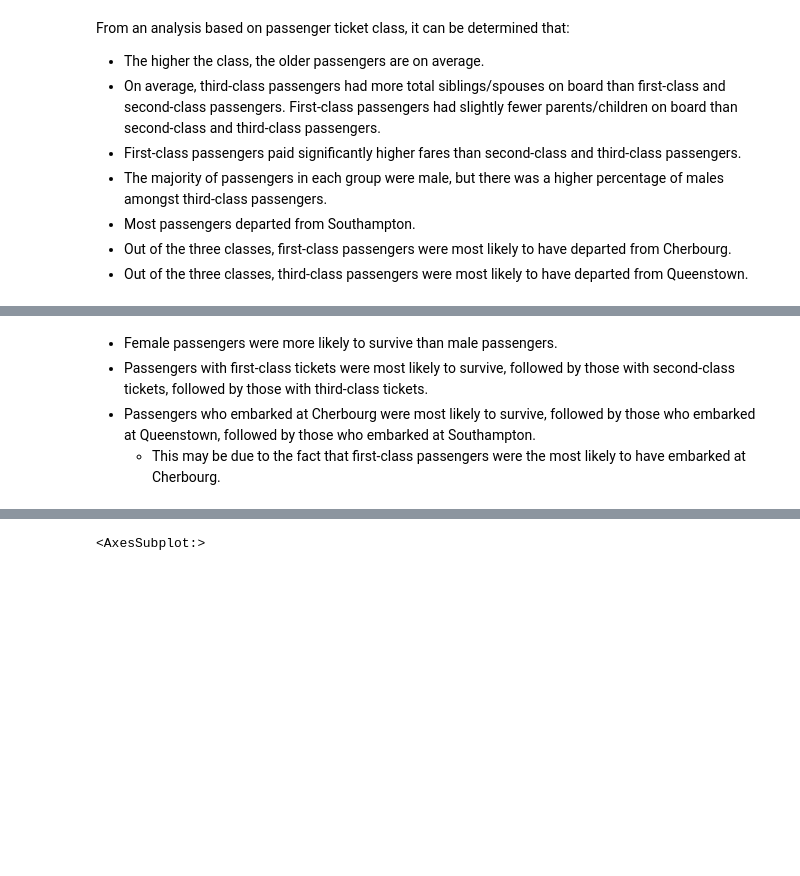
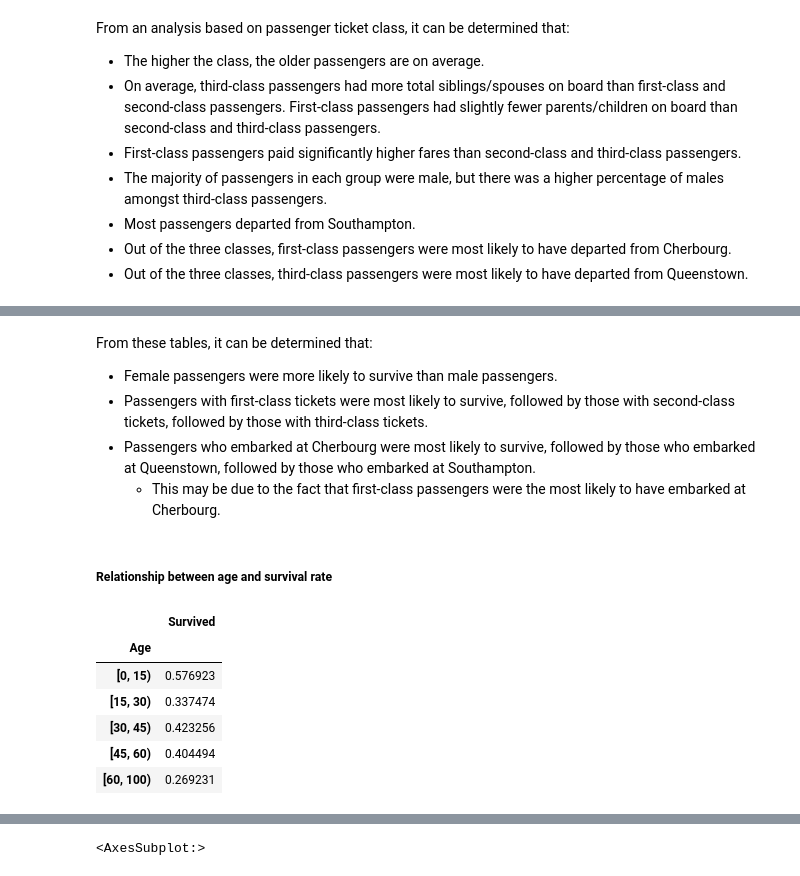
Before and after one commit to mapang02/cse351_final, a Jupyter notebook: final.ipynb, the cells around one changed output, grey strips where cells are left out. Cells and saved outputs as stored; diff of their text form; code cells hidden in the pictures; blank space fills up the shorter version.

```diff
--- a/final.ipynb
+++ b/final.ipynb
@@ -118,5 +124,20 @@ Name: Survived, dtype: float64
 # %% [markdown]
+From these tables, it can be determined that:
 * Female passengers were more likely to survive than male passengers.
 * Passengers with first-class tickets were most likely to survive, followed by those with second-class tickets, followed by those with third-class tickets.
 * Passengers who embarked at Cherbourg were most likely to survive, followed by those who embarked at Queenstown, followed by those who embarked at Southampton.
   * This may be due to the fact that first-class passengers were the most likely to have embarked at Cherbourg.
+# %% [markdown]
+##### Relationship between age and survival rate
+# %%
+#Determine the percentage of people in each age range who survived
+age_survival_rates = titanic_df.groupby(pd.cut(titanic_df["Age"], [0, 15, 30, 45, 60, 100], right=False))[["Survived"]].mean()
+display(age_survival_rates)
+# %% [output]
+|  | Survived |
+| Age |  |
+| [0, 15) | 0.576923 |
+| [15, 30) | 0.337474 |
+| [30, 45) | 0.423256 |
+| [45, 60) | 0.404494 |
+| [60, 100) | 0.269231 |
```
Also changed, not shown: parts of 8 cells of this notebook.
